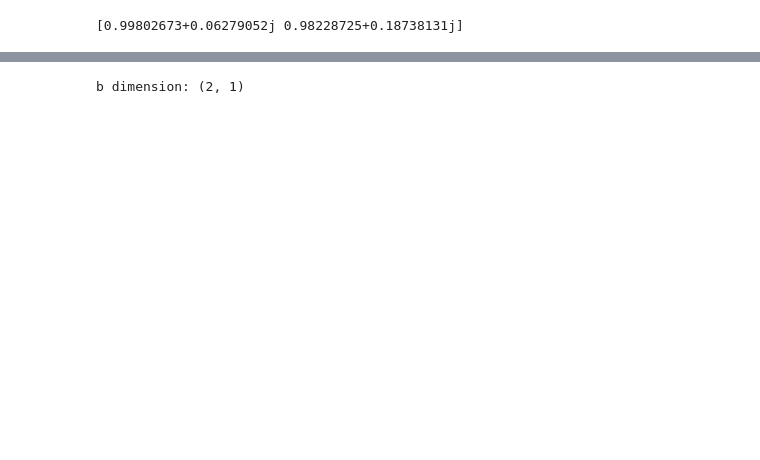
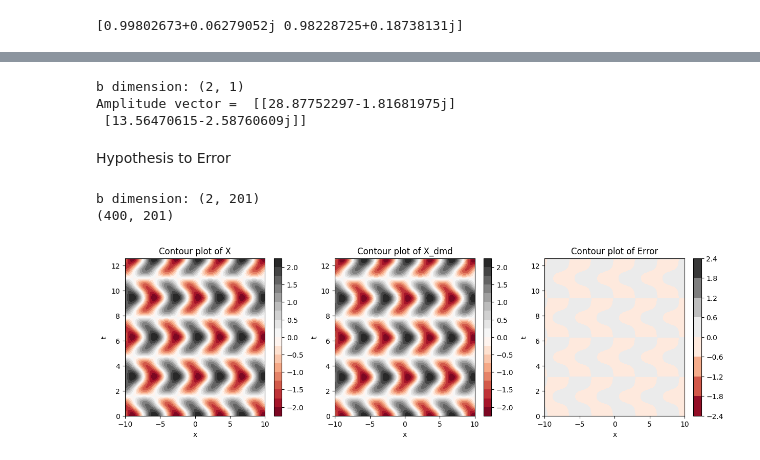
Before and after one commit to tnguyen1102/MAE-5020, a Jupyter notebook: HW3_DMD_Code.ipynb, the cells around one changed output, grey strips where cells are left out. Drawn from its saved outputs; the diff is of its cells as text; code cells hidden in the pictures; blank space fills up the shorter version.

```diff
--- a/HW3_DMD_Code.ipynb
+++ b/HW3_DMD_Code.ipynb
@@ -117,14 +117,54 @@ Phi dimension:  (401, 2)
 [figure]
 # %%
-# Compute
+# Compute the amplitude vector
 b = np.linalg.lstsq(Phi, X[:,0], rcond=None)[0]
 b = b.reshape(b.shape[0], -1)
 print('b dimension:', b.shape)
-# plt.plot(b[0], label = 'b1')
-# plt.plot(b[1], label = 'b2')
-# plt.show()
+print('Amplitude vector = ', b)
 # %% [output]
 b dimension: (2, 1)
+Amplitude vector =  [[28.87752297-1.81681975j]
+ [13.56470615-2.58760609j]]
+# %% [markdown]
+Hypothesis to Error
+# %%
+# Compute the amplitude vector
+b_hyp = np.linalg.lstsq(Phi, X, rcond=None)[0]
+b_hyp = np.hstack([b_hyp, np.zeros((2, 1))])
+print('b dimension:', b_hyp.shape)
+
+# Equation 7.30
+X_hyp = Phi @ np.diag(Lambda) @ b_hyp
+print(X_hyp.shape)
+
+# Comparing results from hypothesis to original data
+plt.figure(figsize=(15, 4))
+plt.subplot(1, 3, 1)
+plt.contourf(x, t, np.real(X_func), 20, cmap='RdGy')
+plt.colorbar()
+plt.xlabel('x')
+plt.ylabel('t')
+plt.title('Contour plot of X')
+
+plt.subplot(1, 3, 2)
+plt.contourf(x, t, np.real(X_hyp.T), 20, cmap='RdGy')
+plt.colorbar()
+plt.xlabel('x')
+plt.ylabel('t')
+plt.title('Contour plot of X_dmd')
+
+diff = np.real(X_func) - np.real(X_hyp.T)
+plt.subplot(1, 3, 3)
+plt.contourf(x, t, diff , cmap='RdGy')
+plt.colorbar()
+plt.xlabel('x')
+plt.ylabel('t')
+plt.title('Contour plot of Error')
+plt.show()
+# %% [output]
+b dimension: (2, 201)
+(400, 201)
+[figure, added]
 # %%
 # Compute the continuous eigenvalues Omega
 omega = np.log(Lambda)/dt
```
Also changed, not shown: parts of 10 cells of this notebook.
